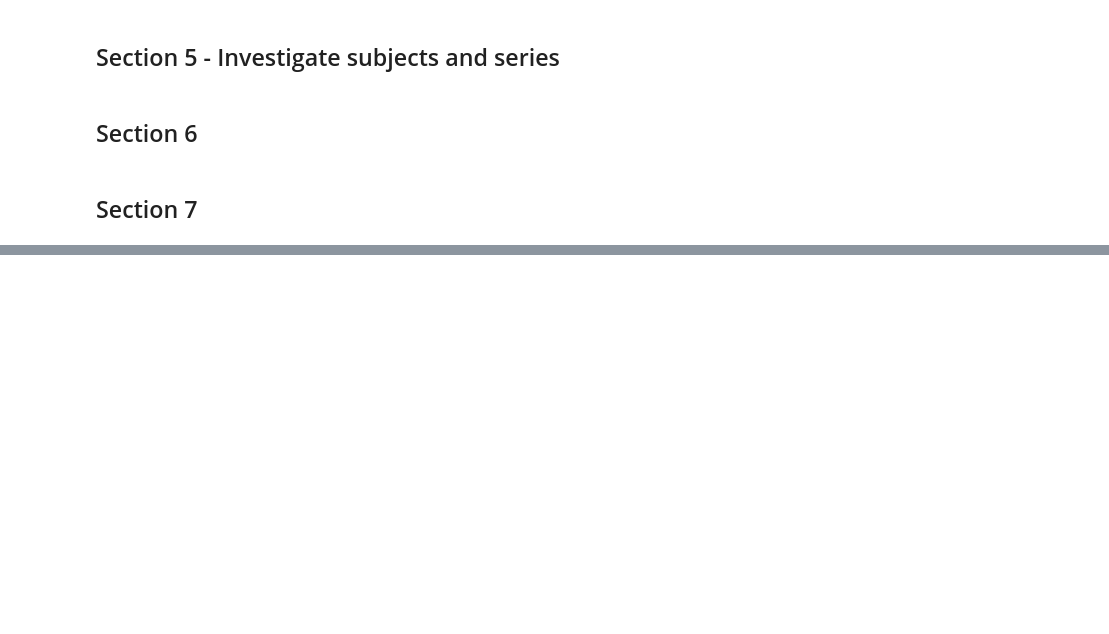
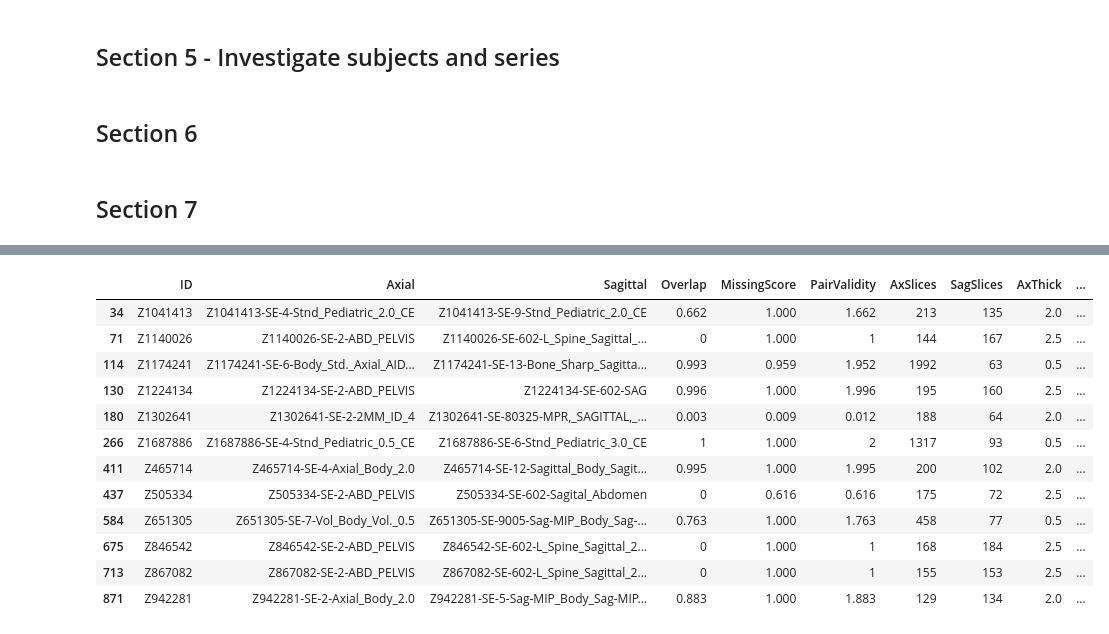
Before and after one commit to cchmc-dll/pediatric_sarcopenia_pipeline, a Jupyter notebook: debug.ipynb, the cells around one changed output, grey strips where cells are left out. Saved outputs shown, nothing was run; the diff lists cells and outputs as text; code cells hidden in the pictures; blank space fills up the shorter version.

```diff
--- a/debug.ipynb
+++ b/debug.ipynb
@@ -370,0 +517,4 @@ len(set(valid_ids))
+# %%
+# Incomplete subjects from old filter
+df_incomp_1= load_object(os.path.join(output,'df_incomp.pkl'))
+subjects = load_object(os.path.join(output,'incomp_subjects.pkl'))
@@ -370,0 +546,32 @@ len(set(valid_ids))
+# %%
+# drop unknown IDs in df2
+df_incomp_2 = df_incomp_2.dropna(subset=['ID'])
+# %%
+# Sagittals only
+df_ax_nosag_1 = df_incomp_1[(df_incomp_1['Axial'].notnull()) & (df_incomp_1['Sagittal'].isnull()) ]
+print('Missing Sagittals only in df 1:',len(df_ax_nosag_1))
+
+df_ax_nosag_2 = df_incomp_2[(df_incomp_2['Axial'].notnull()) & (df_incomp_2['Sagittal'].isnull()) ]
+print('Missing Sagittals only in df 2 :',len(df_ax_nosag_2))
+
+
+df_ax_sag_1 = df_incomp_1[(df_incomp_1['Axial'].notnull()) & (df_incomp_1['Sagittal'].notnull()) ]
+print('complete pairs in df 1 :',len(df_ax_sag_1))
+
+df_ax_sag_2 = df_incomp_2[(df_incomp_2['Axial'].notnull()) & (df_incomp_2['Sagittal'].notnull()) ]
+print('complete pairs in df 2 :',len(df_ax_sag_2))
+
+
+# Axials only
+df_noax_1 = df_incomp_1[(df_incomp_1['Axial'].isnull()) & (df_incomp_1['Sagittal'].notnull()) ]
+print('Missing axials only in df 1 :',len(df_noax_1))
+
+df_noax_2 = df_incomp_2[(df_incomp_2['Axial'].isnull()) & (df_incomp_2['Sagittal'].notnull()) ]
+print('Missing axials only in df 2 :',len(df_noax_2))
+
+# Both missing
+df_noax_nosag_1 = df_incomp_1[(df_incomp_1['Axial'].isnull()) & (df_incomp_1['Sagittal'].isnull()) ]
+print('Missing axials and sags in df 1 :',len(df_noax_nosag_1))
+
+df_noax_nosag_2 = df_incomp_2[(df_incomp_2['Axial'].isnull()) & (df_incomp_2['Sagittal'].isnull()) ]
+print('Missing axials and sags in df 2 :',len(df_noax_nosag_2))
@@ -370,0 +621,18 @@ len(set(valid_ids))
+# %%
+# print corresponding df2 pairs
+df_2_dfnoax1 = df_incomp_2[df_incomp_2['ID'].isin(df_noax_1['ID'].values)]
+display(df_2_dfnoax1)
+# %% [output]
+|  | ID | Axial | Sagittal | Overlap | MissingScore | PairValidity | AxSlices | SagSlices | AxThick | ... |
+| 34 | Z1041413 | Z1041413-SE-4-Stnd_Pediatric_2.0_CE | Z1041413-SE-9-Stnd_Pediatric_2.0_CE | 0.662 | 1.000 | 1.662 | 213 | 135 | 2.0 | ... |
+| 71 | Z1140026 | Z1140026-SE-2-ABD_PELVIS | Z1140026-SE-602-L_Spine_Sagittal_... | 0 | 1.000 | 1 | 144 | 167 | 2.5 | ... |
+| 114 | Z1174241 | Z1174241-SE-6-Body_Std._Axial_AID... | Z1174241-SE-13-Bone_Sharp_Sagitta... | 0.993 | 0.959 | 1.952 | 1992 | 63 | 0.5 | ... |
+| 130 | Z1224134 | Z1224134-SE-2-ABD_PELVIS | Z1224134-SE-602-SAG | 0.996 | 1.000 | 1.996 | 195 | 160 | 2.5 | ... |
+| 180 | Z1302641 | Z1302641-SE-2-2MM_ID_4 | Z1302641-SE-80325-MPR,_SAGITTAL,_... | 0.003 | 0.009 | 0.012 | 188 | 64 | 2.0 | ... |
+| 266 | Z1687886 | Z1687886-SE-4-Stnd_Pediatric_0.5_CE | Z1687886-SE-6-Stnd_Pediatric_3.0_CE | 1 | 1.000 | 2 | 1317 | 93 | 0.5 | ... |
+| 411 | Z465714 | Z465714-SE-4-Axial_Body_2.0 | Z465714-SE-12-Sagittal_Body_Sagit... | 0.995 | 1.000 | 1.995 | 200 | 102 | 2.0 | ... |
+| 437 | Z505334 | Z505334-SE-2-ABD_PELVIS | Z505334-SE-602-Sagital_Abdomen | 0 | 0.616 | 0.616 | 175 | 72 | 2.5 | ... |
+| 584 | Z651305 | Z651305-SE-7-Vol_Body_Vol._0.5 | Z651305-SE-9005-Sag-MIP_Body_Sag-... | 0.763 | 1.000 | 1.763 | 458 | 77 | 0.5 | ... |
+| 675 | Z846542 | Z846542-SE-2-ABD_PELVIS | Z846542-SE-602-L_Spine_Sagittal_2... | 0 | 1.000 | 1 | 168 | 184 | 2.5 | ... |
+| 713 | Z867082 | Z867082-SE-2-ABD_PELVIS | Z867082-SE-602-L_Spine_Sagittal_2... | 0 | 1.000 | 1 | 155 | 153 | 2.5 | ... |
+| 871 | Z942281 | Z942281-SE-2-Axial_Body_2.0 | Z942281-SE-5-Sag-MIP_Body_Sag-MIP... | 0.883 | 1.000 | 1.883 | 129 | 134 | 2.0 | ... |
```
Also changed, not shown: parts of 107 cells of this notebook, 4 other files.
